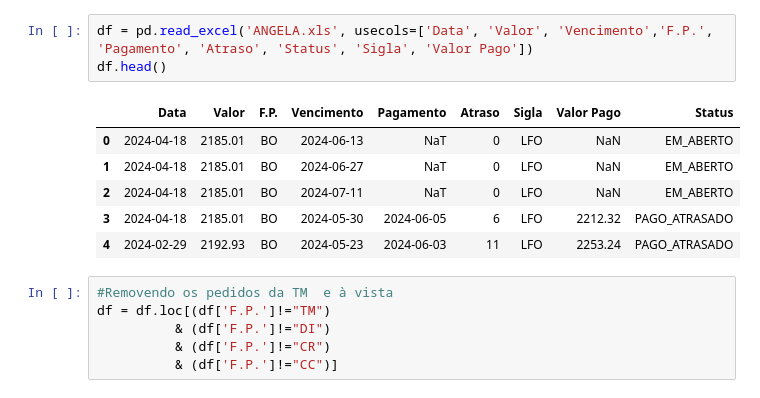
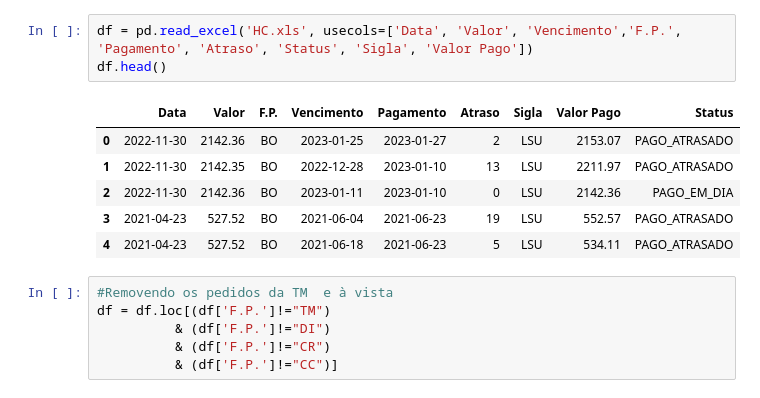
Before and after one commit to Lucasscheere/analise_de_credito, a Jupyter notebook: analise2.ipynb, the cells around one changed output. Saved outputs shown, nothing was run; the diff lists cells and outputs as text.

```diff
--- a/analise2.ipynb
+++ b/analise2.ipynb
@@ -9,15 +11,15 @@ py.init_notebook_mode(connected=False)
 # %% [output]
 [interactive output not drawn]
 # %%
-df = pd.read_excel('ANGELA.xls', usecols=['Data', 'Valor', 'Vencimento','F.P.', 'Pagamento', 'Atraso', 'Status', 'Sigla', 'Valor Pago'])
+df = pd.read_excel('HC.xls', usecols=['Data', 'Valor', 'Vencimento','F.P.', 'Pagamento', 'Atraso', 'Status', 'Sigla', 'Valor Pago'])
 df.head()
 # %% [output]
 |  | Data | Valor | F.P. | Vencimento | Pagamento | Atraso | Sigla | Valor Pago | Status |
-| 0 | 2024-04-18 | 2185.01 | BO | 2024-06-13 | NaT | 0 | LFO | NaN | EM_ABERTO |
-| 1 | 2024-04-18 | 2185.01 | BO | 2024-06-27 | NaT | 0 | LFO | NaN | EM_ABERTO |
-| 2 | 2024-04-18 | 2185.01 | BO | 2024-07-11 | NaT | 0 | LFO | NaN | EM_ABERTO |
-| 3 | 2024-04-18 | 2185.01 | BO | 2024-05-30 | 2024-06-05 | 6 | LFO | 2212.32 | PAGO_ATRASADO |
-| 4 | 2024-02-29 | 2192.93 | BO | 2024-05-23 | 2024-06-03 | 11 | LFO | 2253.24 | PAGO_ATRASADO |
+| 0 | 2022-11-30 | 2142.36 | BO | 2023-01-25 | 2023-01-27 | 2 | LSU | 2153.07 | PAGO_ATRASADO |
+| 1 | 2022-11-30 | 2142.35 | BO | 2022-12-28 | 2023-01-10 | 13 | LSU | 2211.97 | PAGO_ATRASADO |
+| 2 | 2022-11-30 | 2142.36 | BO | 2023-01-11 | 2023-01-10 | 0 | LSU | 2142.36 | PAGO_EM_DIA |
+| 3 | 2021-04-23 | 527.52 | BO | 2021-06-04 | 2021-06-23 | 19 | LSU | 552.57 | PAGO_ATRASADO |
+| 4 | 2021-04-23 | 527.52 | BO | 2021-06-18 | 2021-06-23 | 5 | LSU | 534.11 | PAGO_ATRASADO |
 # %%
 #Removendo os pedidos da TM  e à vista
 df = df.loc[(df['F.P.']!="TM")
```
Also changed, not shown: parts of 4 cells of this notebook.
